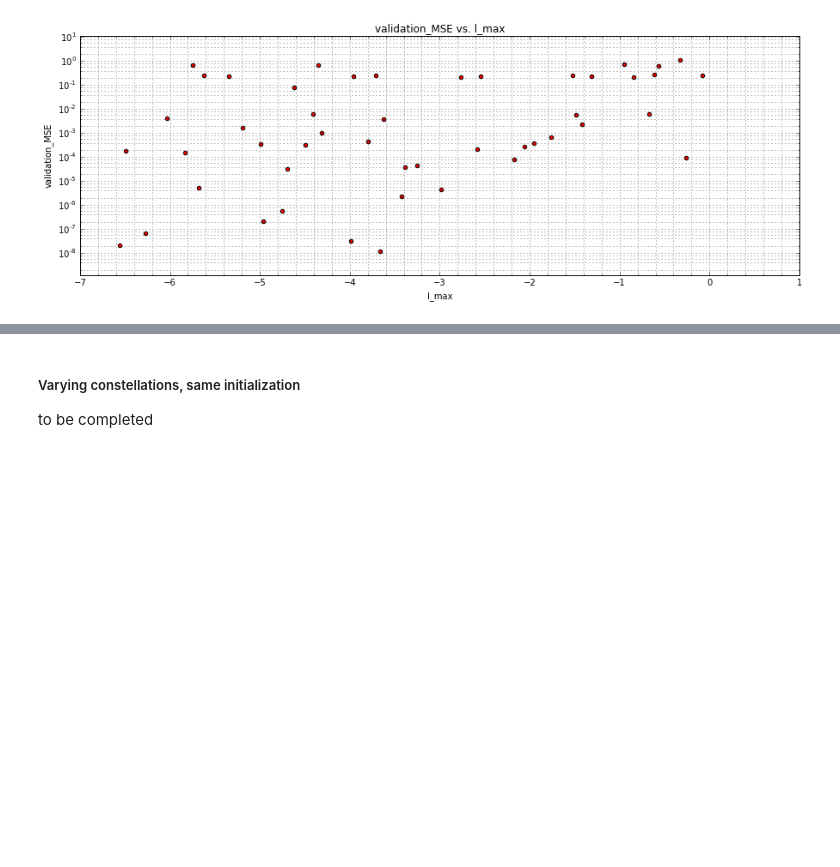
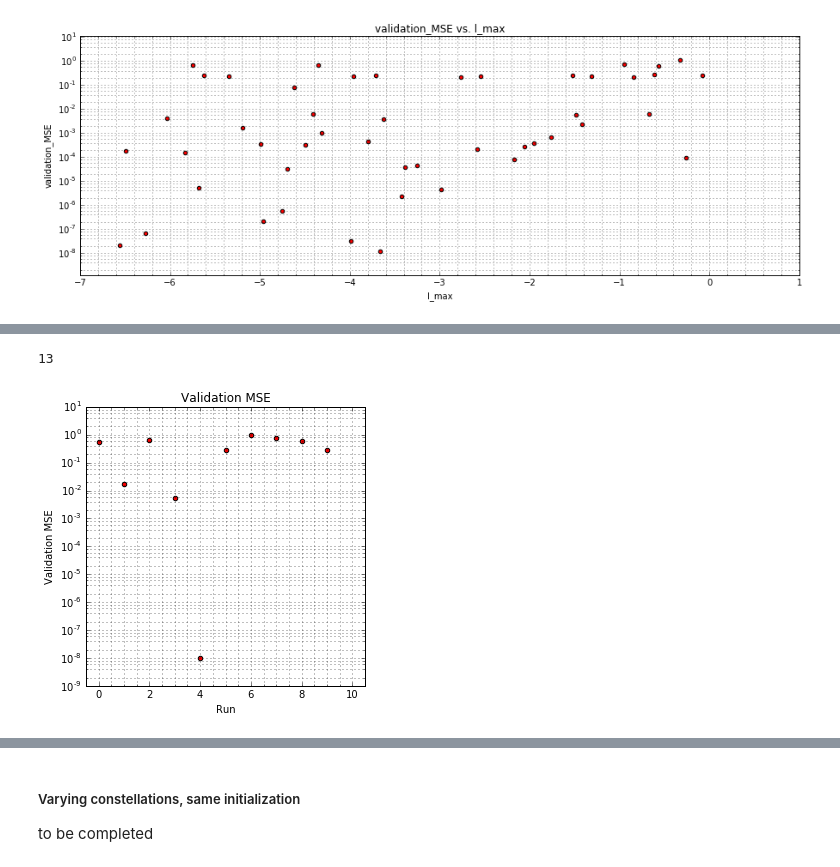
Before and after one commit to vadaszd/rsptime-simu, a Jupyter notebook: ReLU 03 - Hyper-parameters.ipynb, the cells around one changed output, grey strips where cells are left out. Saved outputs shown, nothing was run; the diff lists cells and outputs as text; code cells hidden in the pictures; blank space fills up the shorter version.

```diff
--- a/ReLU 03 - Hyper-parameters.ipynb
+++ b/ReLU 03 - Hyper-parameters.ipynb
@@ -451,0 +579,6 @@ to be completed
+# %%
+# another 10 runs
+plotRuns()
+# %% [output]
+13
+[figure, added]
```
Also changed, not shown: parts of 14 cells of this notebook.
